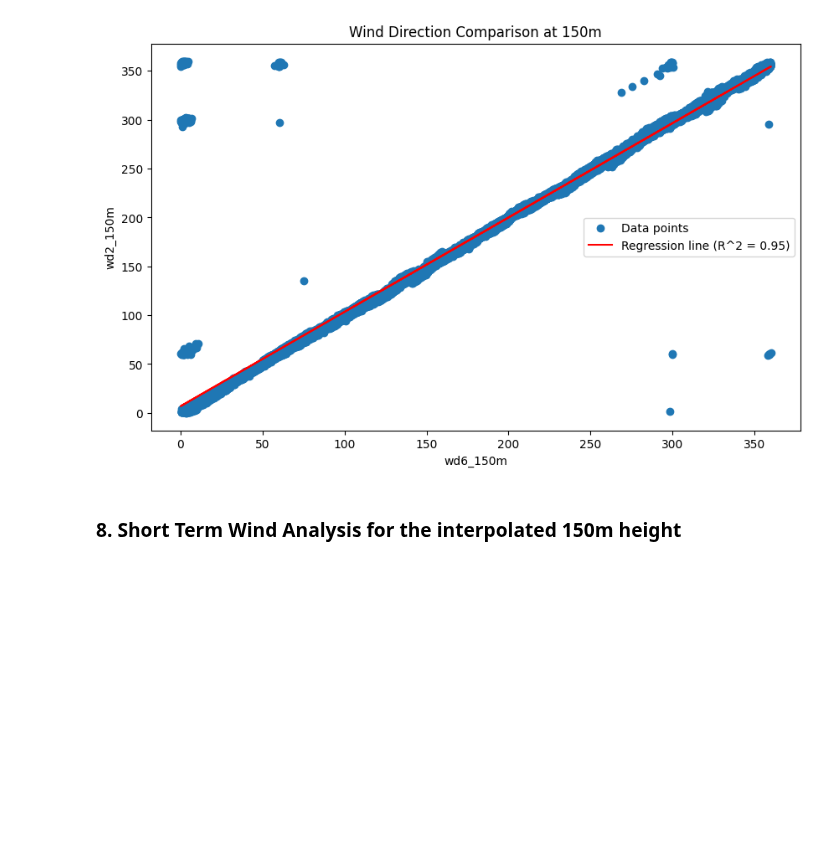
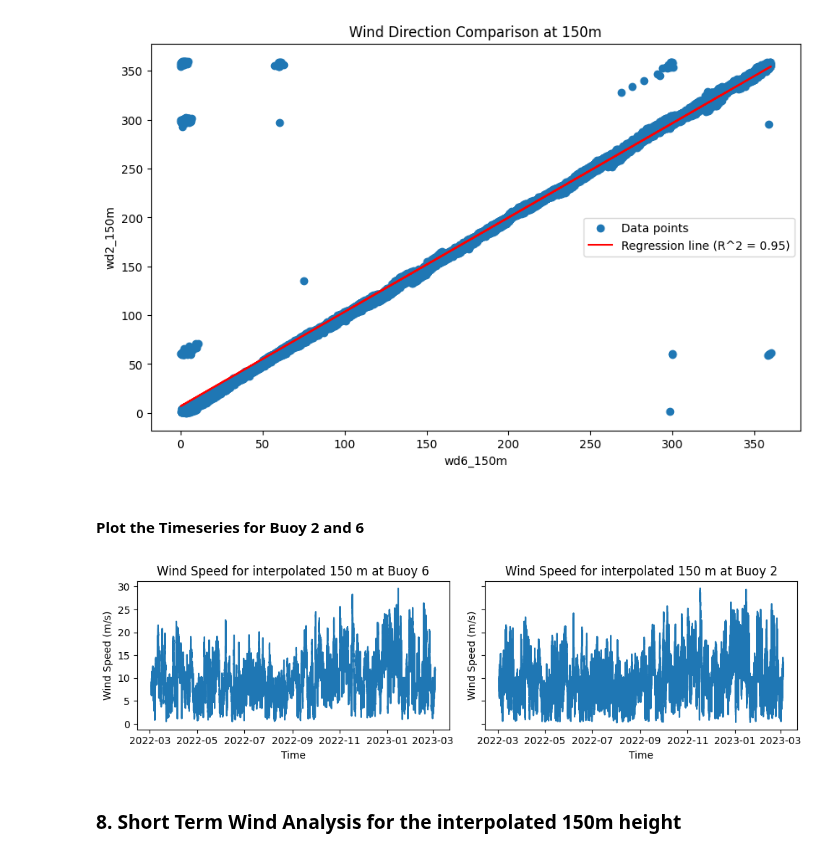
Before and after one commit to boujuan/StudentProject-Yield-Predictions-Offshore, a Jupyter notebook: Short_term_wind_climate_Julia.ipynb, the cells around one changed output. Drawn from its saved outputs; the diff is of its cells as text; code cells hidden in the pictures; blank space fills up the shorter version.

```diff
--- a/Short_term_wind_climate_Julia.ipynb
+++ b/Short_term_wind_climate_Julia.ipynb
@@ -339,6 +339,29 @@ plot_scatter_with_regression(wd6_150m, wd2_150m, 'wd6_150m', 'wd2_150m', 'Wind D
 # %% [output]
 [figure]
 [figure]
+# %% [markdown]
+#### Plot the Timeseries for Buoy 2 and 6
+# %%
+fig, axes = plt.subplots(1, 2, figsize=(10, 3), sharey=True, sharex=True)
+
+axes[0].plot(filtered_buoy6.index, ws6_150m)
+axes[0].set_title('Wind Speed for interpolated 150 m at Buoy 6')
+axes[0].set_xlabel('Time')
+axes[0].set_ylabel('Wind Speed (m/s)')
+
+axes[1].plot(filtered_buoy2.index, ws2_150m)
+axes[1].set_title('Wind Speed for interpolated 150 m at Buoy 2')
+axes[1].set_xlabel('Time')
+axes[1].set_ylabel('Wind Speed (m/s)')
+
+
+# Adjust layout to prevent overlap
+plt.tight_layout()
+
+# Display the plots
+plt.show()
+# %% [output]
+[figure, added]
 # %% [markdown]
 ### 8. Short Term Wind Analysis for the interpolated 150m height
 # %%
```
Also changed, not shown: parts of 1 cell of this notebook.
